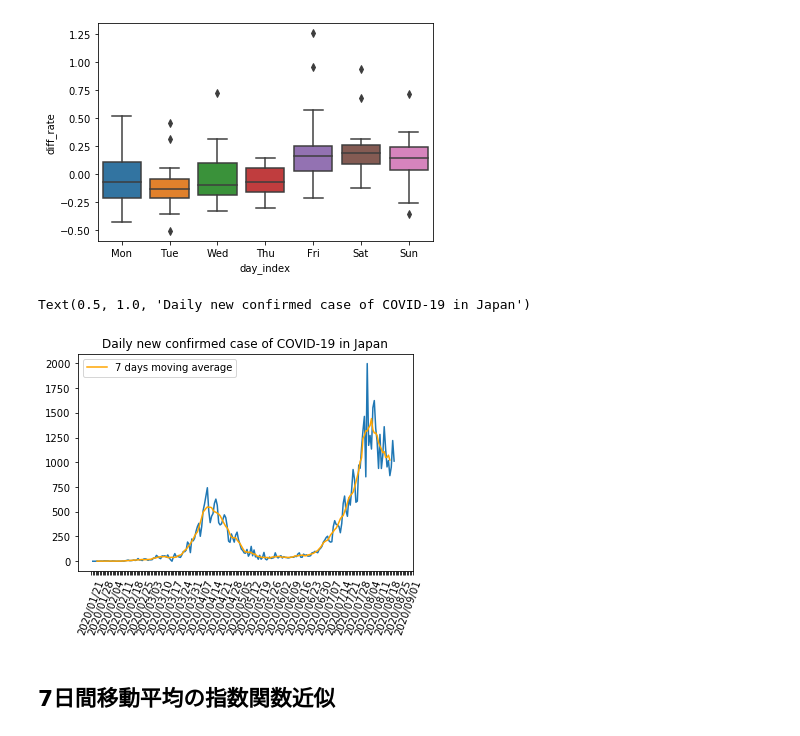
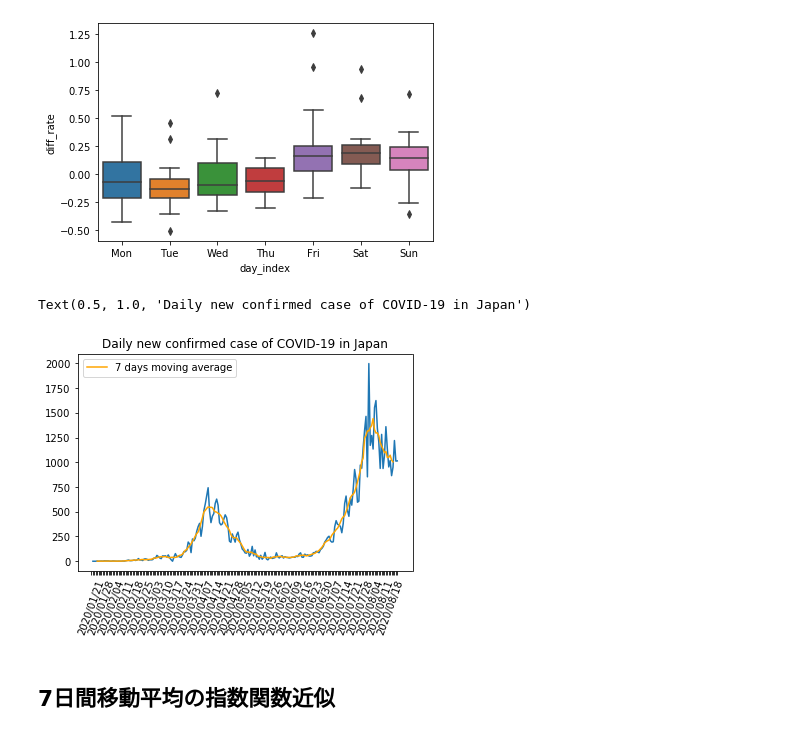
Before and after one commit to yoneken/covid19jp, a Jupyter notebook: Forecast_covid19.ipynb, the cells around one changed output. Saved outputs shown, nothing was run; the diff lists cells and outputs as text; code cells hidden in the pictures.

```diff
--- a/Forecast_covid19.ipynb
+++ b/Forecast_covid19.ipynb
@@ -312,13 +312,13 @@ std_day = [np.std(data[data.day_index==0].diff_rate, ddof=1), np.std(data[data.d
 # %%
 plt.plot(df_new.Japan.values)
 plt.plot(df_new.JP_MA7.values, color="orange", label="7 days moving average")
-plt.xticks(range(0, 0+len(xticks)), xticks, rotation=70)
+plt.xticks(range(0, 0+len(xticks)-12), xticks, rotation=70)
 #plt.grid()
 plt.legend()
 plt.title("Daily new confirmed case of COVID-19 in Japan")
 # %% [output]
 Text(0.5, 1.0, 'Daily new confirmed case of COVID-19 in Japan')
-[figure, old version]
+[figure, new version]
 # %% [markdown]
 ## 7日間移動平均の指数関数近似
 # %%
```
Also changed, not shown: parts of 10 cells of this notebook, 1 other file.
